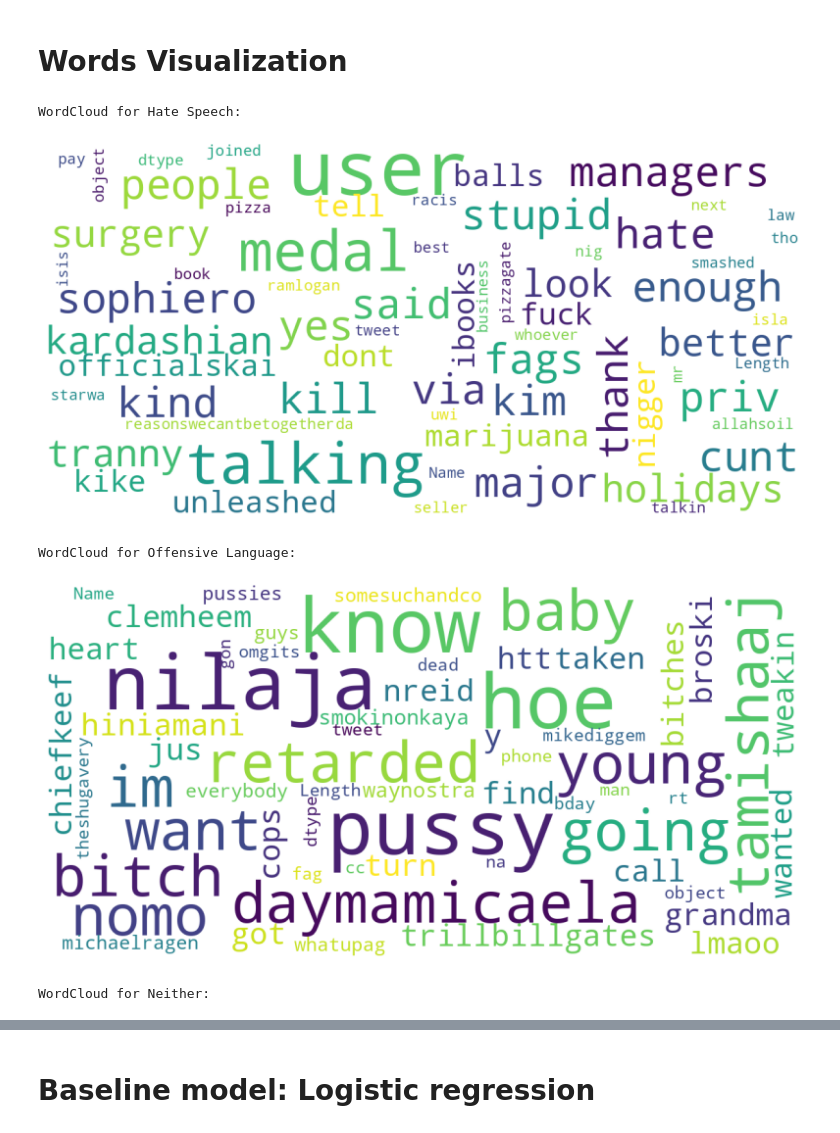
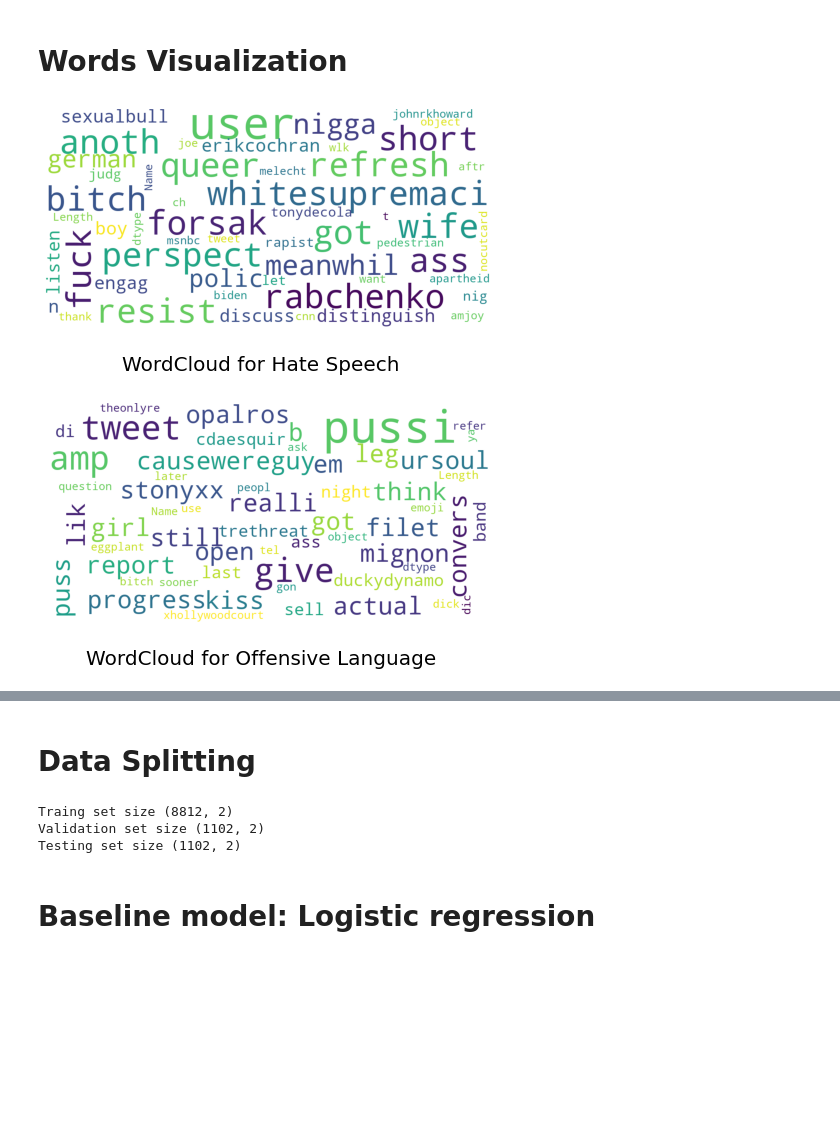
Before and after one commit to Kumail00Alawa/SIC_Capstone_Heros, a Jupyter notebook: main.ipynb, the cells around one changed output, grey strips where cells are left out. Drawn from its saved outputs; the diff is of its cells as text; code cells hidden in the pictures; blank space fills up the shorter version.

```diff
--- a/main.ipynb
+++ b/main.ipynb
@@ -214,6 +230,7 @@ The dataset appears to be imbalanced, meaning that some classes may have signifi
 # %%
 # Inputs the original tweet from the dataset & Returns a cleaned tweet as a string
 def cleaning(tweet):
+
   tweet = tweet.lower() # convert text to lowercase
   tweet = re.sub(r"^https://t.co/[a-zA-Z0-9]*\s", " ", tweet) # remove URLs starting at the beginning of the text
   tweet = re.sub(r"\s+https://t.co/[a-zA-Z0-9]*\s", " ", tweet) # remove URLs in the middle of the text
@@ -248,9 +265,9 @@ def cleaning(tweet):
   tweet = re.sub(r'[^A-Za-z0-9 ]+','',tweet) # remove all characters except letters, numbers and spaces
   return tweet
 
-# Inputs the a list of words & Returns a string of words after removing the stop words
+# Inputs a list of words & Returns a string of words after removing the stop words
 def stop_words(words):
-    combinedWords = ' '.join([word for word in words if word not in (stopWords)])
+    combinedWords = [word for word in words if word not in (stopWords)]
     return combinedWords
 
 # Inputs the tweet & Returns a list of tokenized words
@@ -258,12 +275,19 @@ def tokenize(tweet):
     words = nltk.word_tokenize(tweet)
     return words
 
-# Preprocesses, tokenizes, and removes stop words from tweet using other functions
+#
+stemmer = PorterStemmer()
+def stemming(tweet):
+  stemmed_words = [stemmer.stem(word) for word in tweet]
+  #tokenized_tweet = tokenized_tweet.apply(lambda x: [stemmer.stem(i) for i in x])
+  return stemmed_words
+
+# Preprocesses, tokenizes, and removes stop words from tweet using the other functions
 def finalpreprocess(tweet):
-    return stop_words(tokenize(cleaning(tweet)))
+  return stemming(stop_words(tokenize(cleaning(tweet))))
 
 stopWords = stopwords.words('english')
-df = dataset_concat.copy()
+df = df_downsample.copy()
 df['tweet'] = df['tweet'].apply(lambda x:finalpreprocess(x))
 df.head(10)
 # %% [output]
@@ -303,6 +304,0 @@ df.sample(20)
-# %%
-# Perform the downsampling
-df = pd.concat([df[df['label']==2].sample(3672),
-                       df[df['label']==1].sample(3672),
-                       df[df['label']==0].sample(3672)])
-df.groupby('label').count()
@@ -328,27 +315,25 @@ def show_wordcloud(data, title = None):
         random_state = 42
     ).generate(str(data))
 
-    fig = plt.figure(1, figsize = (20, 20))
-    plt.axis('off')
+    fig = plt.figure(figsize = (8, 8))
+
     if title:
         fig.suptitle(title, fontsize = 20)
         fig.subplots_adjust(top = 2.3)
 
+    plt.axis('off')
     plt.imshow(wordcloud)
     plt.show()
 # %%
 # Generate a WordCloud for each class
-print("WordCloud for Hate Speech:")
-show_wordcloud(df[df['label'] == 0]['tweet'])
+##print("WordCloud for Hate Speech:")
+show_wordcloud(df[df['label'] == 0]['tweet'],'WordCloud for Hate Speech')
 
-print("WordCloud for Offensive Language:")
-show_wordcloud(df[df['label'] == 1]['tweet'])
+print(" ")
+show_wordcloud(df[df['label'] == 1]['tweet'],'WordCloud for Offensive Language')
 
-print("WordCloud for Neither:")
-show_wordcloud(df[df['label'] == 2]['tweet'])
+print(" ")
+show_wordcloud(df[df['label'] == 2]['tweet'],'WordCloud for Neither')
 # %% [output]
-WordCloud for Hate Speech:
-[figure, old version]
+[figure, new version]
-WordCloud for Offensive Language:
-[figure, old version]
+[figure, new version]
-WordCloud for Neither:
@@ -356,2 +341,14 @@ WordCloud for Neither:
+# %% [markdown]
+# Data Splitting
+# %%
+train_df, _ = train_test_split(df, test_size=0.2, random_state=42)
+valid_df, test_df = train_test_split(_, test_size=0.5, random_state=42)
+print(f'Traing set size {train_df.shape}')
+print(f'Validation set size {valid_df.shape}')
+print(f'Testing set size {test_df.shape}')
+# %% [output]
+Traing set size (8812, 2)
+Validation set size (1102, 2)
+Testing set size (1102, 2)
 # %% [markdown]
 # Baseline model: Logistic regression
```
Also changed, not shown: parts of 39 cells of this notebook, 1 other file.
